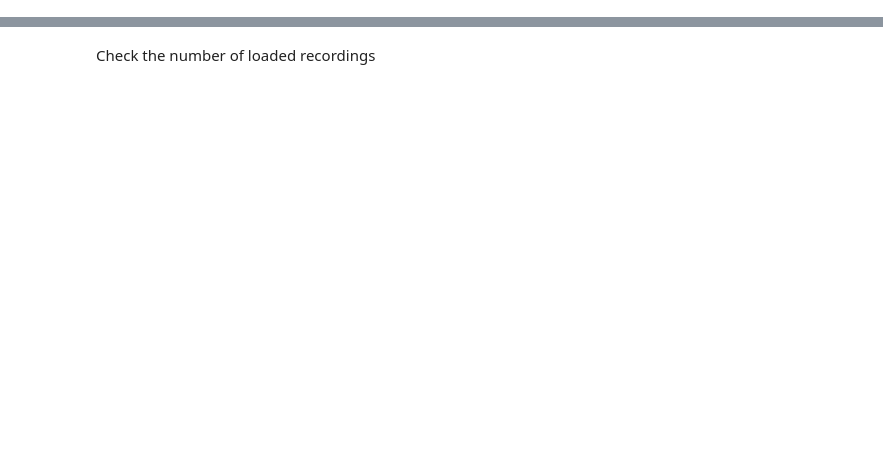
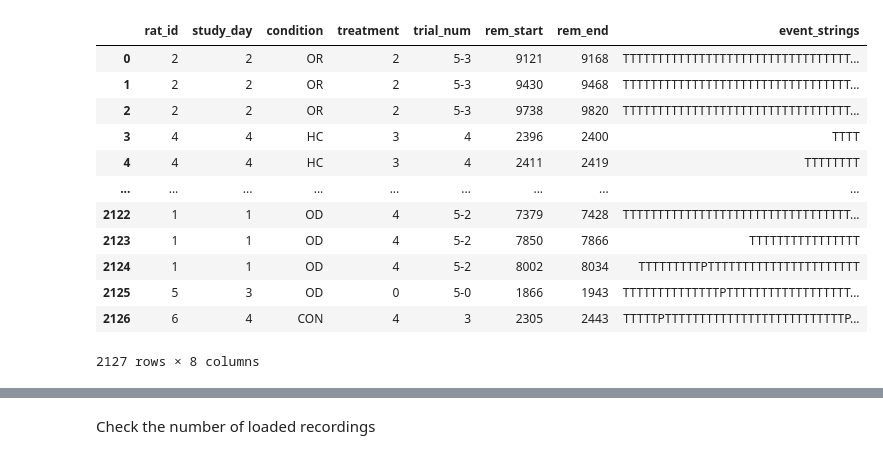
Before and after one commit to 8Nero/phasic_tonic, a Jupyter notebook: notebooks/pipeline3.ipynb, the cells around one changed output, grey strips where cells are left out. Saved outputs shown, nothing was run; the diff lists cells and outputs as text; code cells hidden in the pictures; blank space fills up the shorter version.

Commit message:
phasic/tonic classification as event strings

```diff
--- a/notebooks/pipeline3.ipynb
+++ b/notebooks/pipeline3.ipynb
@@ -137,37 +47,0 @@ def detect_phasic(eeg, hypno, fs, thr_dur=900):
-# %%
-def detect_phasic_v2(rem_epochs, fs, thr_dur=900):
-    trough_difference_list = []
-    rem_eeg = np.array([])
-    eeg_seq, smooth_difference_seq, trough_idx_seq = {}, {}, {}
-
-    for idx, epoch in rem_epochs.items():
-        inst_phase, inst_amp = preprocess_rem_epoch(epoch, fs)
-        trough_idx = detect_troughs(inst_phase)
-        trough_difference = np.diff(trough_idx)
-
-        smooth_difference_seq[idx] = smooth_signal(trough_difference)
-        trough_idx_seq[idx] = trough_idx
-        eeg_seq[idx] = inst_amp
-
-        trough_difference_list.extend(trough_difference)
-        rem_eeg = np.concatenate((rem_eeg, inst_amp))
-
-    trough_difference_smooth = smooth_signal(np.array(trough_difference_list))
-    thr1, thr2, thr3 = np.percentile(trough_difference_smooth, 10), np.percentile(trough_difference_smooth, 5), rem_eeg.mean()
-
-    phasicREM = {rem_idx: [] for rem_idx in rem_epochs.keys()}
-
-    for rem_idx, trough_idx in trough_idx_seq.items():
-        rem_start, rem_end = rem_idx
-        offset = rem_start * fs
-        smooth_difference, eegh = smooth_difference_seq[rem_idx], eeg_seq[rem_idx]
-
-        candidates = get_phasic_candidates(smooth_difference, trough_idx, thr1, thr_dur, fs)
-
-        for start, end in candidates:
-            if is_valid_phasic(start, end, smooth_difference, eegh, trough_idx, thr2, thr3):
-                t_a = trough_idx[start] + offset
-                t_b = min(trough_idx[end] + offset, rem_end * fs)
-                phasicREM[rem_idx].append((t_a, t_b + 1))
-
-    return phasicREM
@@ -177,0 +118,2 @@ trial
+# %%
+container = pd.DataFrame(container)
@@ -177,0 +140,16 @@ trial
+# %%
+container
+# %% [output]
+|  | rat_id | study_day | condition | treatment | trial_num | rem_start | rem_end | event_strings |
+| 0 | 2 | 2 | OR | 2 | 5-3 | 9121 | 9168 | TTTTTTTTTTTTTTTTTTTTTTTTTTTTTTTTT... |
+| 1 | 2 | 2 | OR | 2 | 5-3 | 9430 | 9468 | TTTTTTTTTTTTTTTTTTTTTTTTTTTTTTTTT... |
+| 2 | 2 | 2 | OR | 2 | 5-3 | 9738 | 9820 | TTTTTTTTTTTTTTTTTTTTTTTTTTTTTTTTT... |
+| 3 | 4 | 4 | HC | 3 | 4 | 2396 | 2400 | TTTT |
+| 4 | 4 | 4 | HC | 3 | 4 | 2411 | 2419 | TTTTTTTT |
+| ... | ... | ... | ... | ... | ... | ... | ... | ... |
+| 2122 | 1 | 1 | OD | 4 | 5-2 | 7379 | 7428 | TTTTTTTTTTTTTTTTTTTTTTTTTTTTTTTTT... |
+| 2123 | 1 | 1 | OD | 4 | 5-2 | 7850 | 7866 | TTTTTTTTTTTTTTTT |
+| 2124 | 1 | 1 | OD | 4 | 5-2 | 8002 | 8034 | TTTTTTTTTPTTTTTTTTTTTTTTTTTTTTTT |
+| 2125 | 5 | 3 | OD | 0 | 5-0 | 1866 | 1943 | TTTTTTTTTTTTTTPTTTTTTTTTTTTTTTTTT... |
+| 2126 | 6 | 4 | CON | 4 | 3 | 2305 | 2443 | TTTTTPTTTTTTTTTTTTTTTTTTTTTTTTTTP... |
+2127 rows × 8 columns
```
Also changed, not shown: parts of 20 cells of this notebook.
